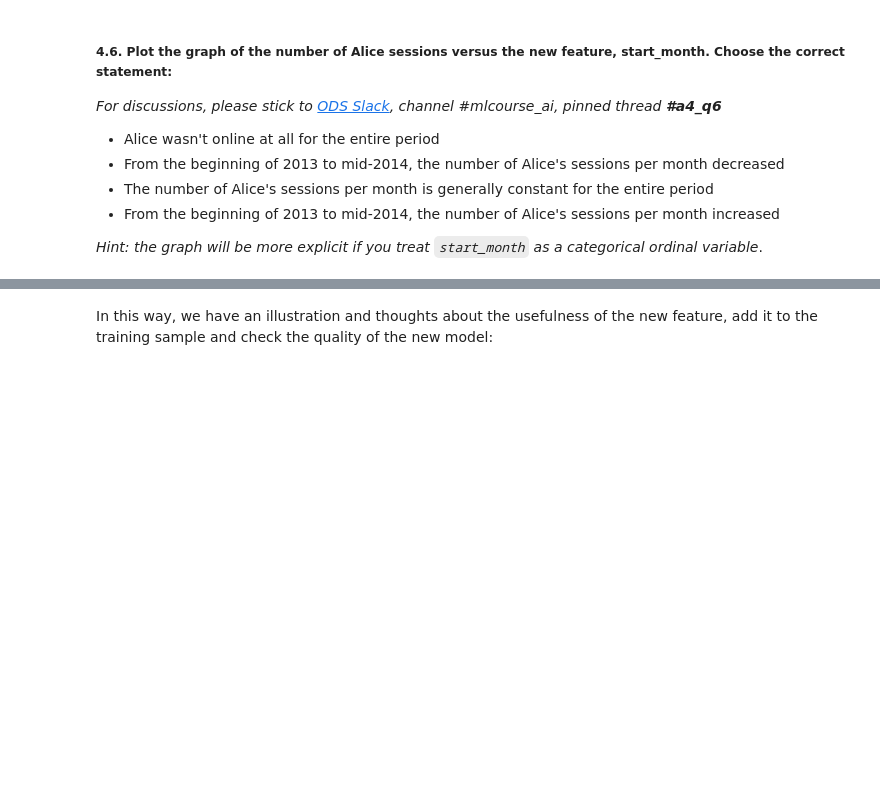
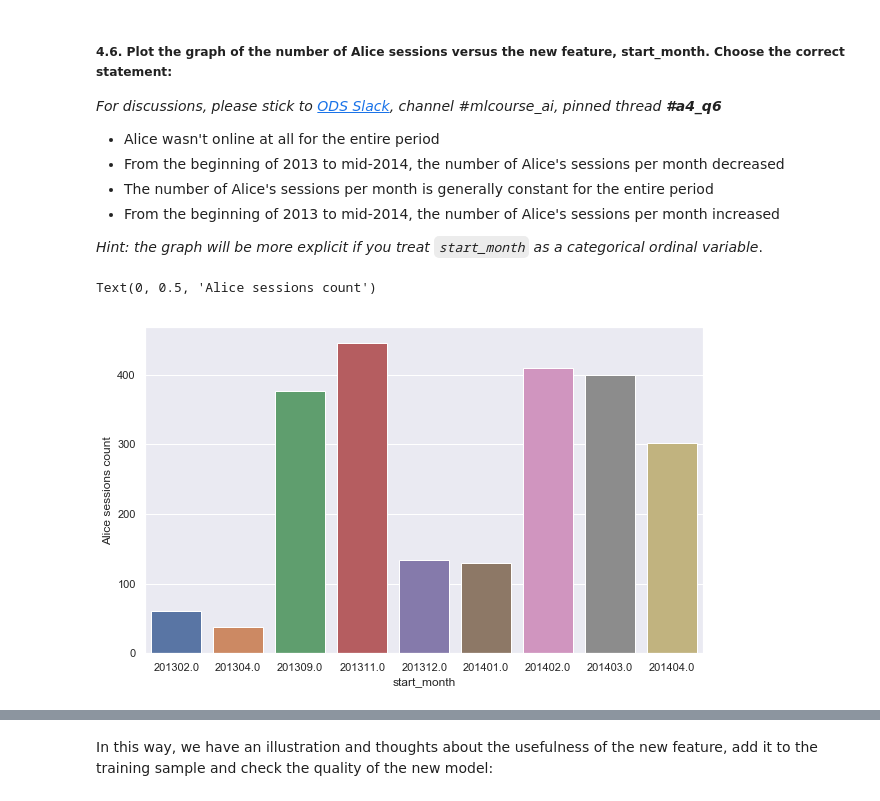
Before and after one commit to eldaniz/mlcourse.ai, a Jupyter notebook: jupyter_english/assignments_fall2018/assignment4_websites_logistic_regression.ipynb, the cells around one changed output, grey strips where cells are left out. Saved outputs shown, nothing was run; the diff lists cells and outputs as text; code cells hidden in the pictures; blank space fills up the shorter version.

```diff
--- a/jupyter_english/assignments_fall2018/assignment4_websites_logistic_regression.ipynb
+++ b/jupyter_english/assignments_fall2018/assignment4_websites_logistic_regression.ipynb
@@ -480,0 +486,14 @@ full_new_feat['start_month'] = full_df['time1'].apply(lambda ts:
+# %%
+train_new_feat = pd.DataFrame(index=train_df.index)
+
+train_new_feat['target'] = train_df['target']
+
+# Add start_month feature
+train_new_feat['start_month'] = train_df['time1'].apply(lambda ts:
+                                                      100 * ts.year + ts.month).astype('float64')
+fig, ax = plt.subplots(figsize=(10,6))
+sns.countplot(x=train_new_feat[train_new_feat['target']==1]['start_month'], ax=ax)
+plt.ylabel('Alice sessions count')
+# %% [output]
+Text(0, 0.5, 'Alice sessions count')
+[figure, added]
```
Also changed, not shown: parts of 9 cells of this notebook, 2 other files.
